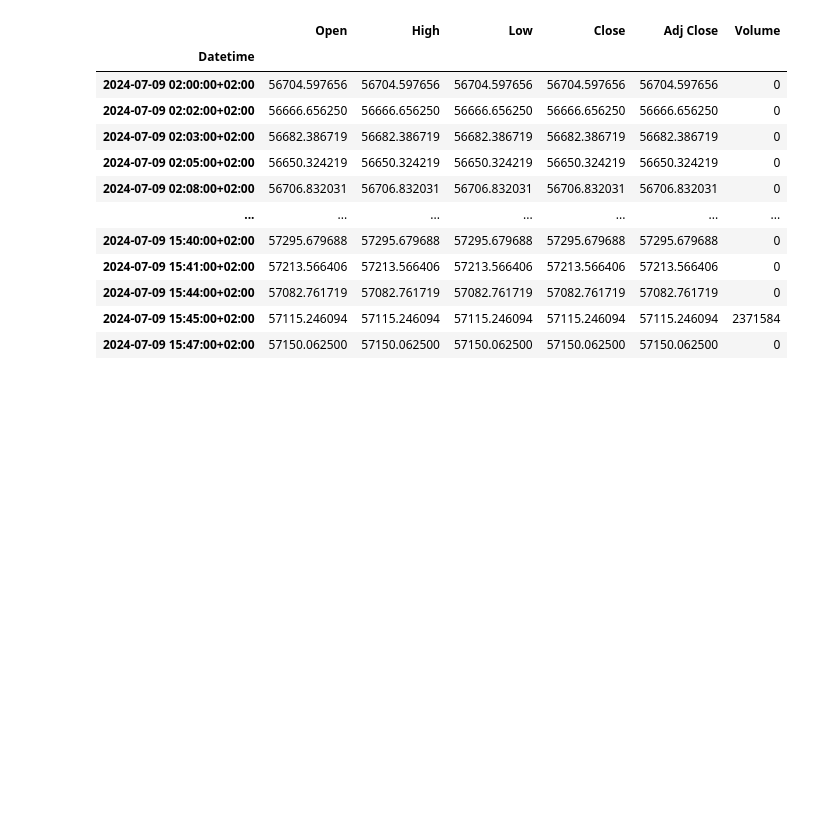
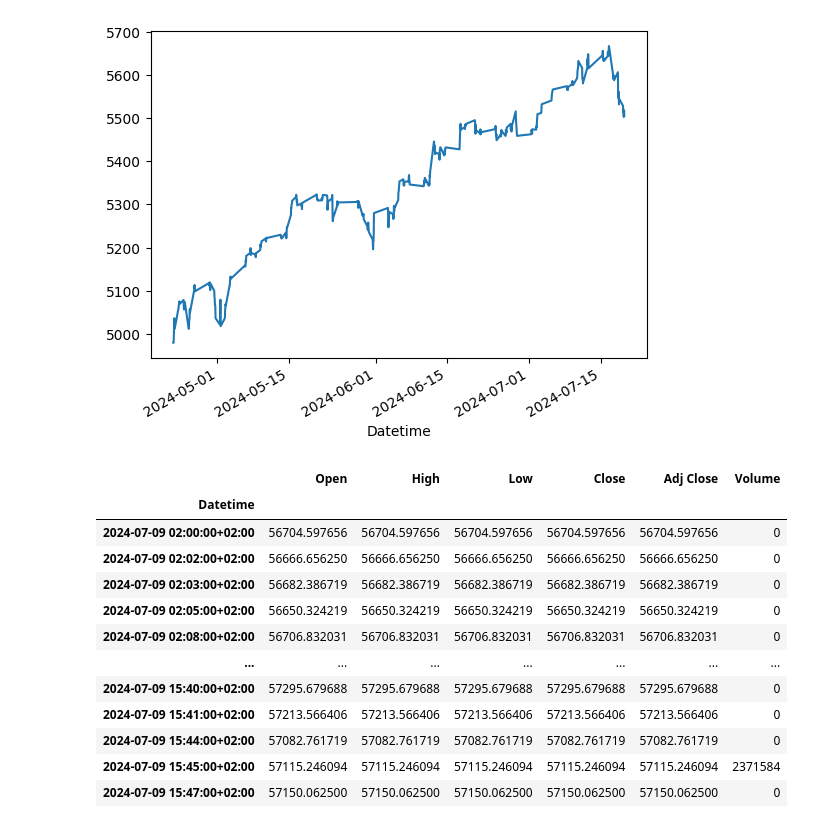
Before and after one commit to f1se4/investor, a Jupyter notebook: Tests.ipynb, the cells around one changed output. Saved outputs shown, nothing was run; the diff lists cells and outputs as text; code cells hidden in the pictures; blank space fills up the shorter version.

```diff
--- a/Tests.ipynb
+++ b/Tests.ipynb
@@ -23,3 +23,3 @@ stock
 # %%
-stock.index
+stock.Close.plot()
 # %% [output]
@@ -38,3 +27,4 @@ DatetimeIndex(['2024-07-09 00:00:00+00:00', '2024-07-09 00:02:00+00:00',
+[figure, added]
 # %%
 stock.tz_convert('CET')
 # %% [output]
```
Also changed, not shown: parts of 2 cells of this notebook.
